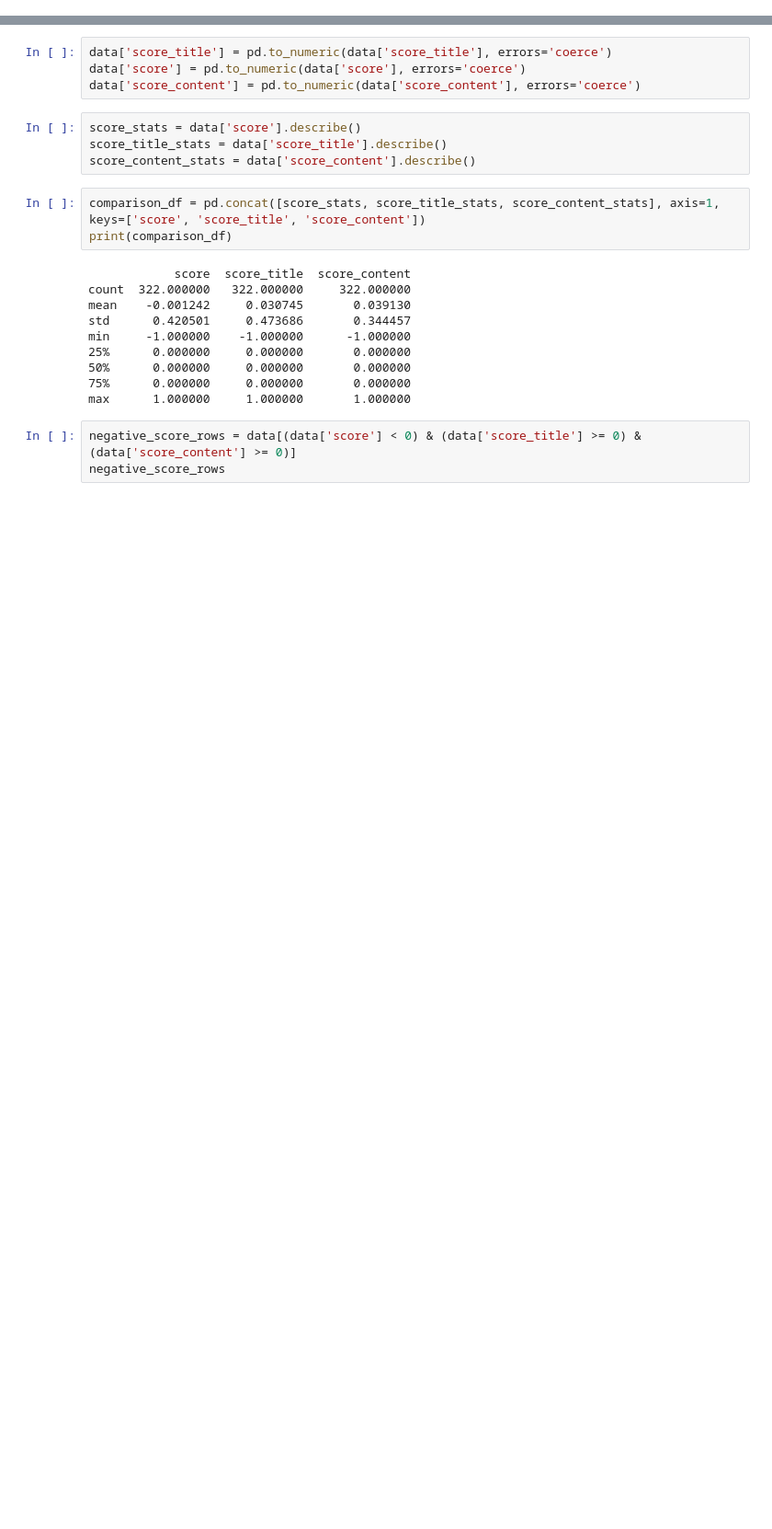
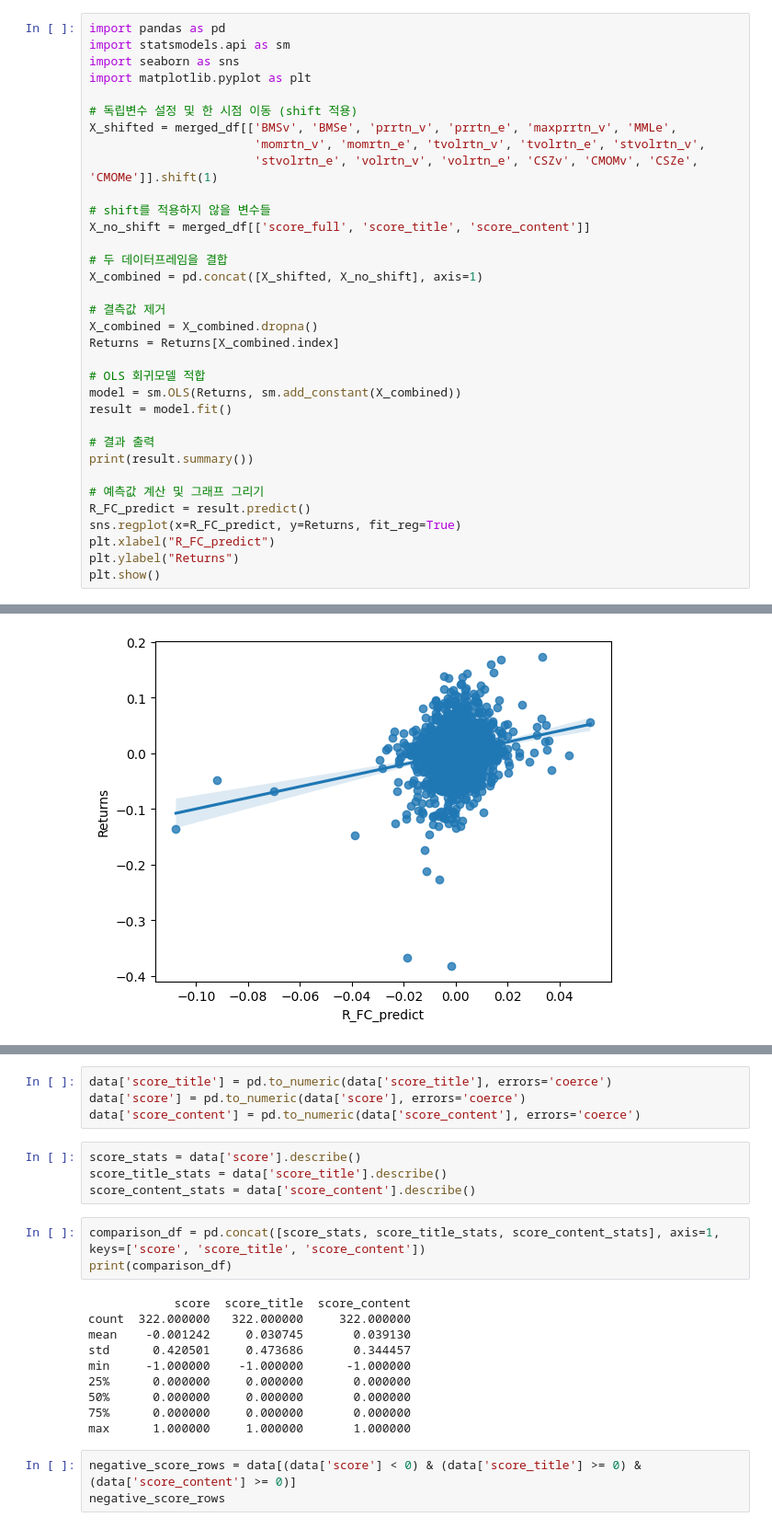
Before and after one commit to boyu571/LLM_based_investment_research, a Jupyter notebook: empirical_analysis/eng_data_analysis.ipynb, the cells around one changed output, grey strips where cells are left out. Shown at 92% size. Drawn from its saved outputs; the diff is of its cells as text; blank space fills up the shorter version.

```diff
--- a/empirical_analysis/eng_data_analysis.ipynb
+++ b/empirical_analysis/eng_data_analysis.ipynb
@@ -22,0 +501,35 @@ data
+# %%
+import pandas as pd
+import statsmodels.api as sm
+import seaborn as sns
+import matplotlib.pyplot as plt
+
+# 독립변수 설정 및 한 시점 이동 (shift 적용)
+X_shifted = merged_df[['BMSv', 'BMSe', 'prrtn_v', 'prrtn_e', 'maxprrtn_v', 'MMLe',
+                       'momrtn_v', 'momrtn_e', 'tvolrtn_v', 'tvolrtn_e', 'stvolrtn_v',
+                       'stvolrtn_e', 'volrtn_v', 'volrtn_e', 'CSZv', 'CMOMv', 'CSZe', 'CMOMe']].shift(1)
+
+# shift를 적용하지 않을 변수들
+X_no_shift = merged_df[['score_full', 'score_title', 'score_content']]
+
+# 두 데이터프레임을 결합
+X_combined = pd.concat([X_shifted, X_no_shift], axis=1)
+
+# 결측값 제거
+X_combined = X_combined.dropna()
+Returns = Returns[X_combined.index]
+
+# OLS 회귀모델 적합
+model = sm.OLS(Returns, sm.add_constant(X_combined))
+result = model.fit()
+
+# 결과 출력
+print(result.summary())
+
+# 예측값 계산 및 그래프 그리기
+R_FC_predict = result.predict()
+sns.regplot(x=R_FC_predict, y=Returns, fit_reg=True)
+plt.xlabel("R_FC_predict")
+plt.ylabel("Returns")
+plt.show()
+# %% [output]
@@ -22,0 +553 @@ data
+[figure, added]
```
Also changed, not shown: parts of 29 cells of this notebook, 4 other files.
